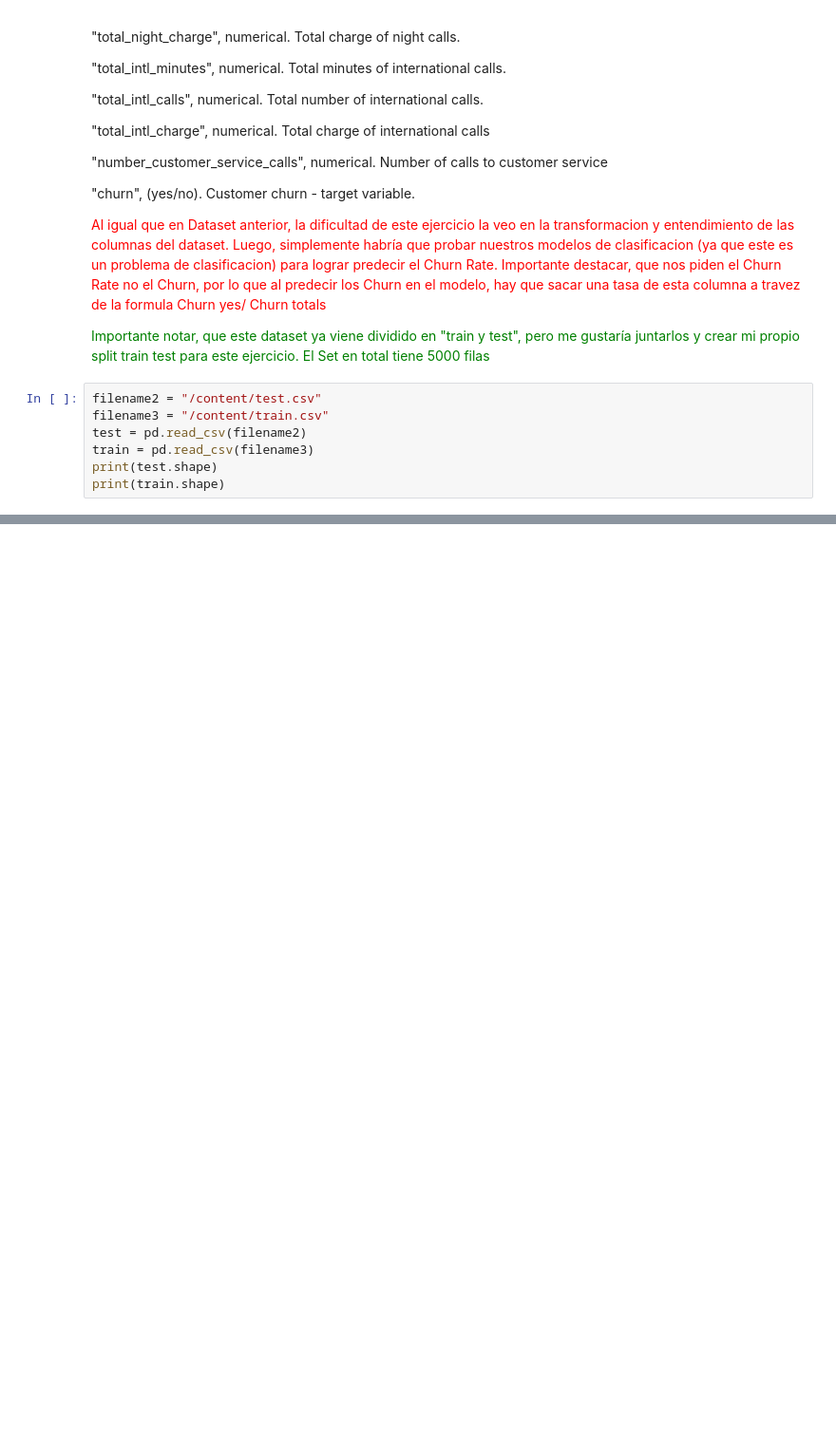
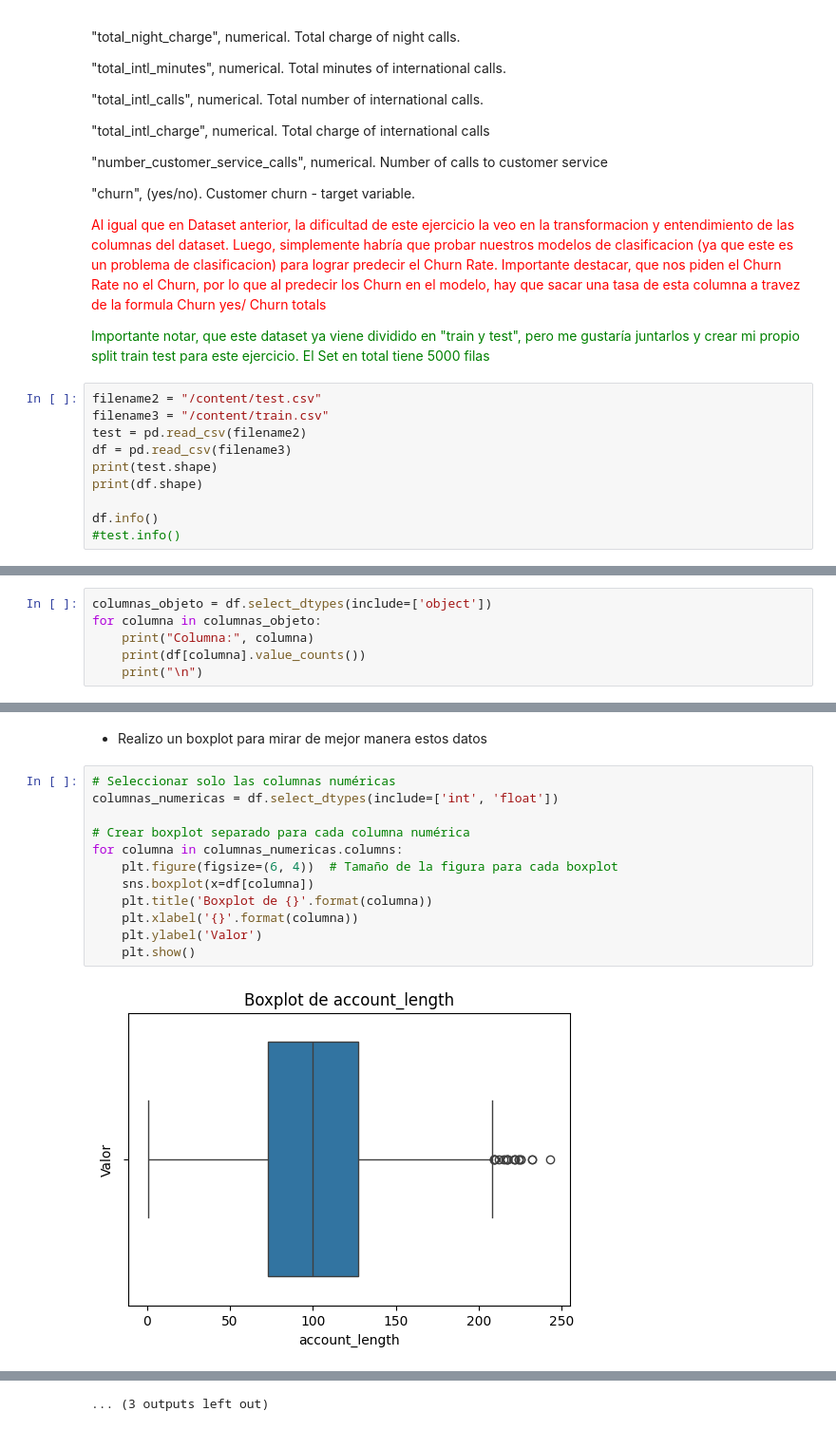
Before and after one commit to Kururoll/Proyecto-2, a Jupyter notebook: Proyecto_2.ipynb, the cells around one changed output, grey strips where cells are left out. Shown: that part at 95% size. Saved outputs shown, nothing was run; the diff lists cells and outputs as text; blank space fills up the shorter version.

```diff
--- a/Proyecto_2.ipynb
+++ b/Proyecto_2.ipynb
@@ -120,9 +101,12 @@ df.head()
 filename2 = "/content/test.csv"
 filename3 = "/content/train.csv"
 test = pd.read_csv(filename2)
-train = pd.read_csv(filename3)
+df = pd.read_csv(filename3)
 print(test.shape)
-print(train.shape)
+print(df.shape)
+
+df.info()
+#test.info()
 # %% [output]
 (750, 20)
 (4250, 20)
@@ -128,0 +161,6 @@ print(train.shape)
+# %%
+columnas_objeto = df.select_dtypes(include=['object'])
+for columna in columnas_objeto:
+    print("Columna:", columna)
+    print(df[columna].value_counts())
+    print("\n")
@@ -128,0 +199,16 @@ print(train.shape)
+# %% [markdown]
+* Realizo un boxplot para mirar de mejor manera estos datos
+# %%
+# Seleccionar solo las columnas numéricas
+columnas_numericas = df.select_dtypes(include=['int', 'float'])
+
+# Crear boxplot separado para cada columna numérica
+for columna in columnas_numericas.columns:
+    plt.figure(figsize=(6, 4))  # Tamaño de la figura para cada boxplot
+    sns.boxplot(x=df[columna])
+    plt.title('Boxplot de {}'.format(columna))
+    plt.xlabel('{}'.format(columna))
+    plt.ylabel('Valor')
+    plt.show()
+# %% [output]
+[figure, added]
@@ -128,0 +226 @@ print(train.shape)
+... (3 outputs left out)
```
Also changed, not shown: parts of 35 cells of this notebook.
